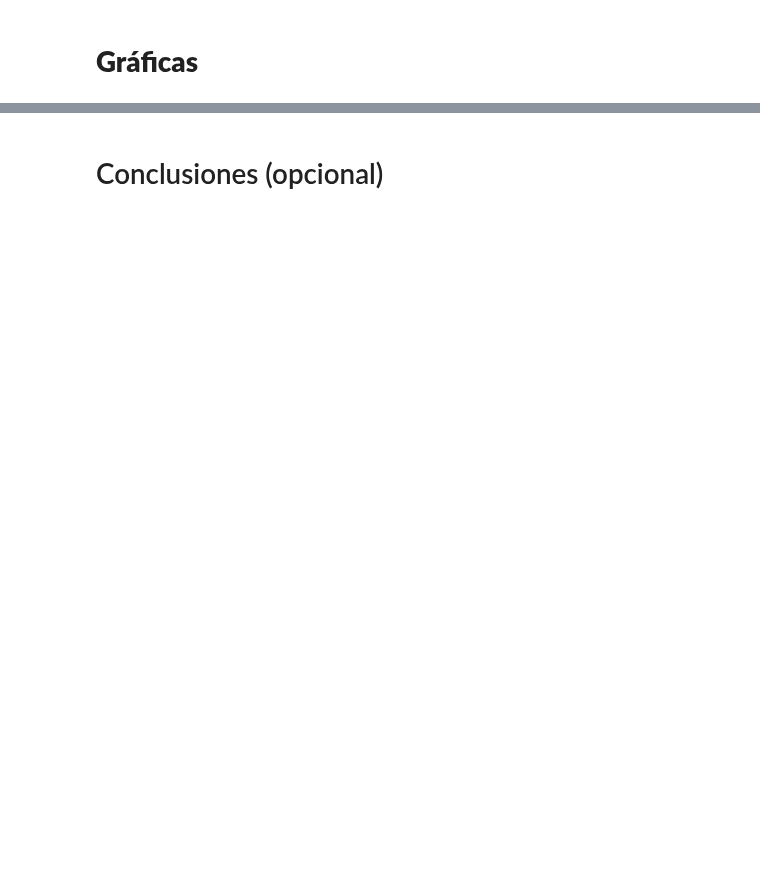
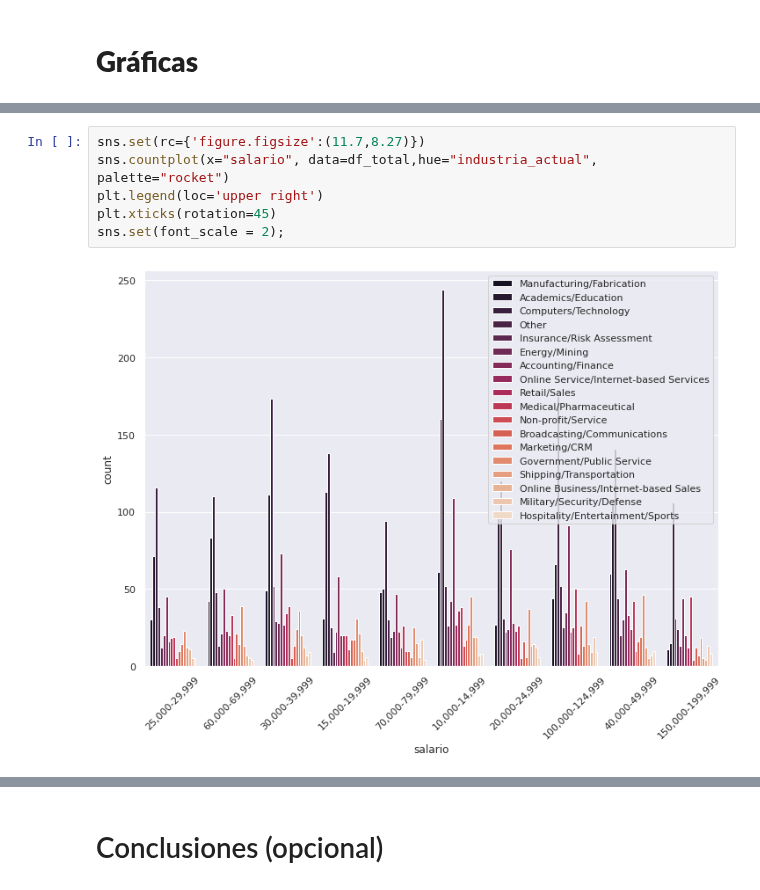
Before and after one commit to Adalab/project-da-promo-A-module-2-team-2, a Jupyter notebook: Proyecto 2 - FINAL.ipynb, the cells around one changed output, grey strips where cells are left out. Cells and saved outputs as stored; diff of their text form; blank space fills up the shorter version.

Commit message:
actualizando proyecto final

```diff
--- a/Proyecto 2 - FINAL.ipynb
+++ b/Proyecto 2 - FINAL.ipynb
@@ -384,0 +450,8 @@ df_total = df_new[(df_new["pais"].isin(["United States of America","Spain"])) &
+# %%
+sns.set(rc={'figure.figsize':(11.7,8.27)})
+sns.countplot(x="salario", data=df_total,hue="industria_actual", palette="rocket")
+plt.legend(loc='upper right')
+plt.xticks(rotation=45)
+sns.set(font_scale = 2);
+# %% [output]
+[figure, added]
```
Also changed, not shown: parts of 20 cells of this notebook, 7 other files.
